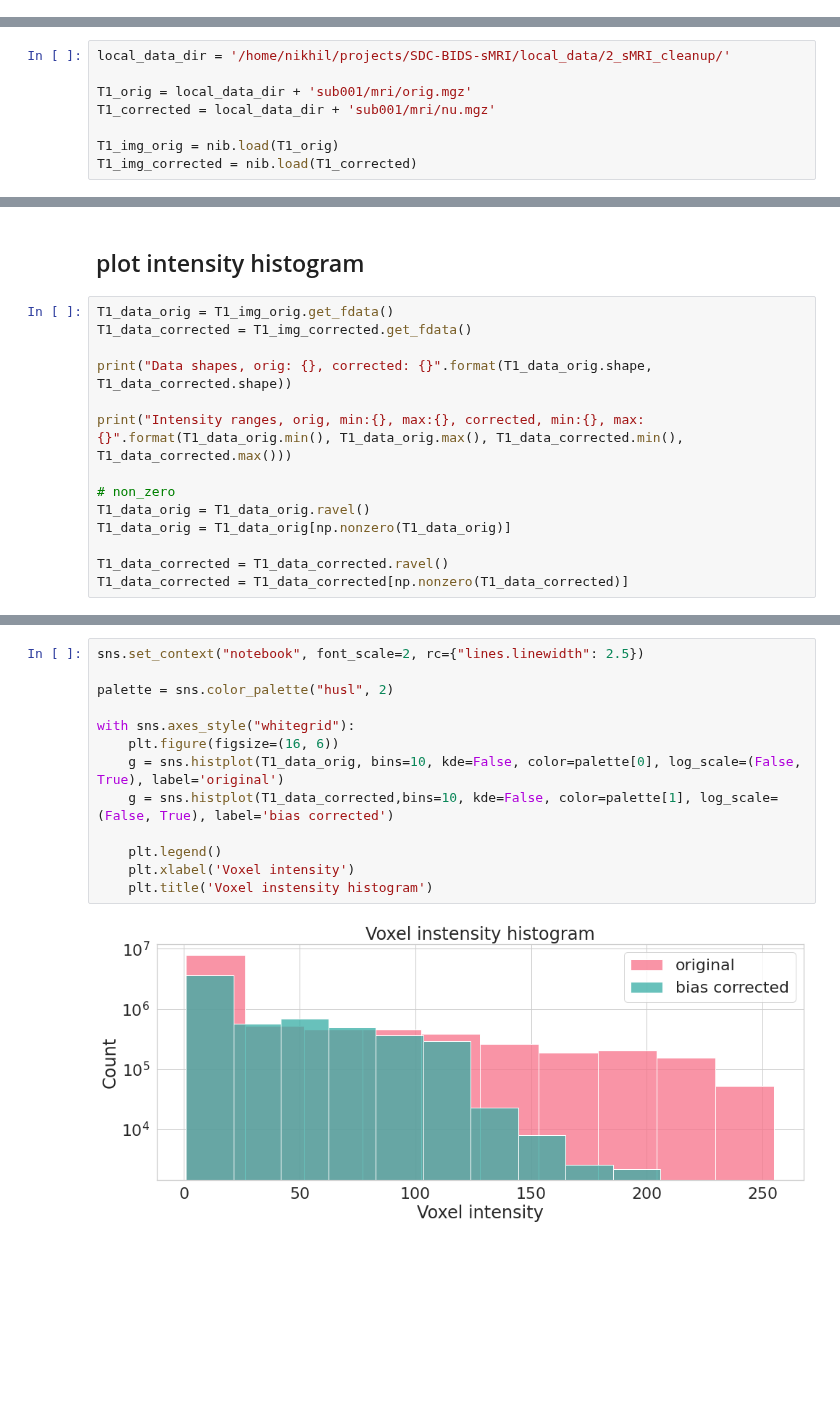
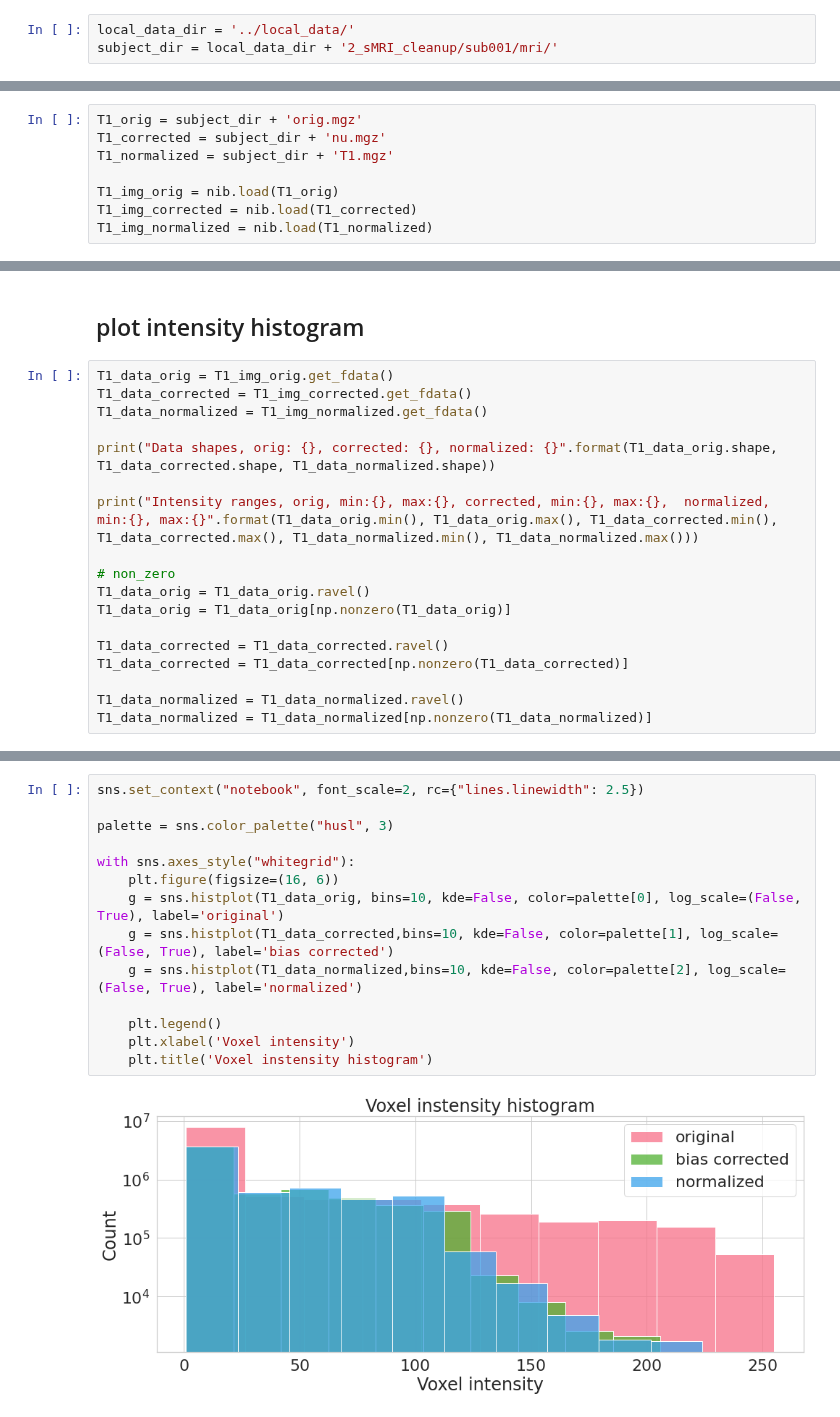
Before and after one commit to carpentries-incubator/SDC-BIDS-sMRI, a Jupyter notebook: code/2_sMRI_image_cleanup.ipynb, the cells around one changed output, grey strips where cells are left out. Drawn from its saved outputs; the diff is of its cells as text; blank space fills up the shorter version.

```diff
--- a/code/2_sMRI_image_cleanup.ipynb
+++ b/code/2_sMRI_image_cleanup.ipynb
@@ -22,3 +28,6 @@ import os
+# %%
+local_data_dir = '../local_data/'
+subject_dir = local_data_dir + '2_sMRI_cleanup/sub001/mri/'
 # %% [markdown]
 ## Clean-up tasks:
 - Bias correction (intensity normalization)
@@ -55,9 +67,9 @@ import os
 # %%
-local_data_dir = '/home/nikhil/projects/SDC-BIDS-sMRI/local_data/2_sMRI_cleanup/'
-
-T1_orig = local_data_dir + 'sub001/mri/orig.mgz'
-T1_corrected = local_data_dir + 'sub001/mri/nu.mgz'
+T1_orig = subject_dir + 'orig.mgz'
+T1_corrected = subject_dir + 'nu.mgz'
+T1_normalized = subject_dir + 'T1.mgz'
 
 T1_img_orig = nib.load(T1_orig)
 T1_img_corrected = nib.load(T1_corrected)
+T1_img_normalized = nib.load(T1_normalized)
 # %%
@@ -72,10 +87,11 @@ plotting.plot_anat(T1_corrected, title="T1_corrected_img", vmax=255)
 # %%
 T1_data_orig = T1_img_orig.get_fdata()
 T1_data_corrected = T1_img_corrected.get_fdata()
+T1_data_normalized = T1_img_normalized.get_fdata()
 
-print("Data shapes, orig: {}, corrected: {}".format(T1_data_orig.shape, T1_data_corrected.shape))
+print("Data shapes, orig: {}, corrected: {}, normalized: {}".format(T1_data_orig.shape, T1_data_corrected.shape, T1_data_normalized.shape))
 
-print("Intensity ranges, orig, min:{}, max:{}, corrected, min:{}, max:{}".format(T1_data_orig.min(), T1_data_orig.max(), T1_data_corrected.min(), T1_data_corrected.max()))
+print("Intensity ranges, orig, min:{}, max:{}, corrected, min:{}, max:{},  normalized, min:{}, max:{}".format(T1_data_orig.min(), T1_data_orig.max(), T1_data_corrected.min(), T1_data_corrected.max(), T1_data_normalized.min(), T1_data_normalized.max()))
 
 # non_zero
 T1_data_orig = T1_data_orig.ravel()
@@ -83,4 +99,7 @@ T1_data_orig = T1_data_orig[np.nonzero(T1_data_orig)]
 
 T1_data_corrected = T1_data_corrected.ravel()
 T1_data_corrected = T1_data_corrected[np.nonzero(T1_data_corrected)]
+
+T1_data_normalized = T1_data_normalized.ravel()
+T1_data_normalized = T1_data_normalized[np.nonzero(T1_data_normalized)]
 # %% [output]
@@ -89,15 +108,16 @@ Intensity ranges, orig, min:0.0, max:255.0, corrected, min:0.0, max:206.0
 # %%
 sns.set_context("notebook", font_scale=2, rc={"lines.linewidth": 2.5})
 
-palette = sns.color_palette("husl", 2)
+palette = sns.color_palette("husl", 3)
 
 with sns.axes_style("whitegrid"):
     plt.figure(figsize=(16, 6))
     g = sns.histplot(T1_data_orig, bins=10, kde=False, color=palette[0], log_scale=(False, True), label='original')
     g = sns.histplot(T1_data_corrected,bins=10, kde=False, color=palette[1], log_scale=(False, True), label='bias corrected')
+    g = sns.histplot(T1_data_normalized,bins=10, kde=False, color=palette[2], log_scale=(False, True), label='normalized')
 
     plt.legend()
     plt.xlabel('Voxel intensity')
     plt.title('Voxel instensity histogram')
 # %% [output]
-[figure, old version]
+[figure, new version]
```
Also changed, not shown: parts of 16 cells of this notebook, 1 other file.
